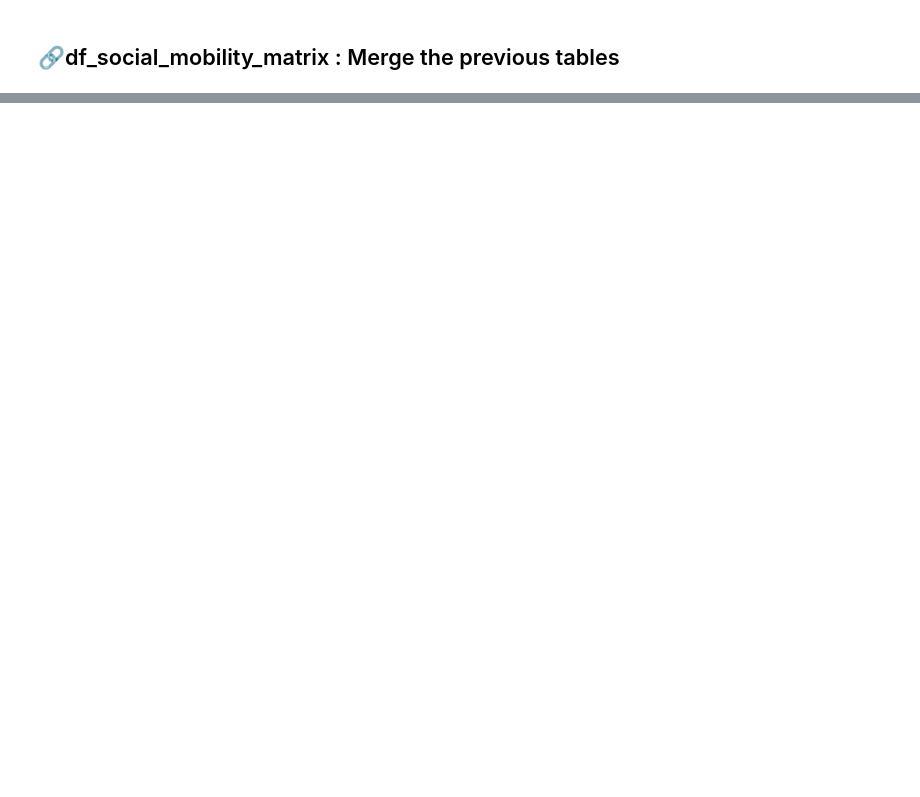
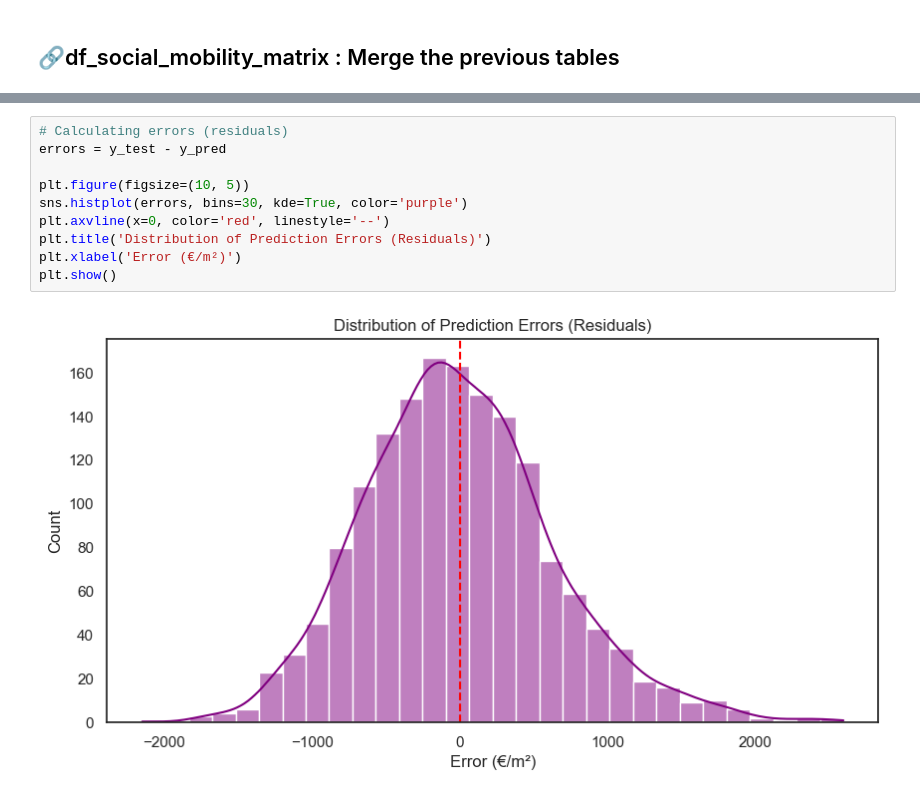
Before and after one commit to VeroniqueFanchonna/Final_project, a Jupyter notebook: notebooks/02_predictive_scoring_and_machine_learning.ipynb, the cells around one changed output, grey strips where cells are left out. Cells and saved outputs as stored; diff of their text form; blank space fills up the shorter version.

```diff
--- a/notebooks/02_predictive_scoring_and_machine_learning.ipynb
+++ b/notebooks/02_predictive_scoring_and_machine_learning.ipynb
@@ -355,0 +634,12 @@ plt.show()
+# %%
+# Calculating errors (residuals)
+errors = y_test - y_pred
+
+plt.figure(figsize=(10, 5))
+sns.histplot(errors, bins=30, kde=True, color='purple')
+plt.axvline(x=0, color='red', linestyle='--')
+plt.title('Distribution of Prediction Errors (Residuals)')
+plt.xlabel('Error (€/m²)')
+plt.show()
+# %% [output]
+[figure, added]
```
Also changed, not shown: parts of 36 cells of this notebook, 15 other files.
